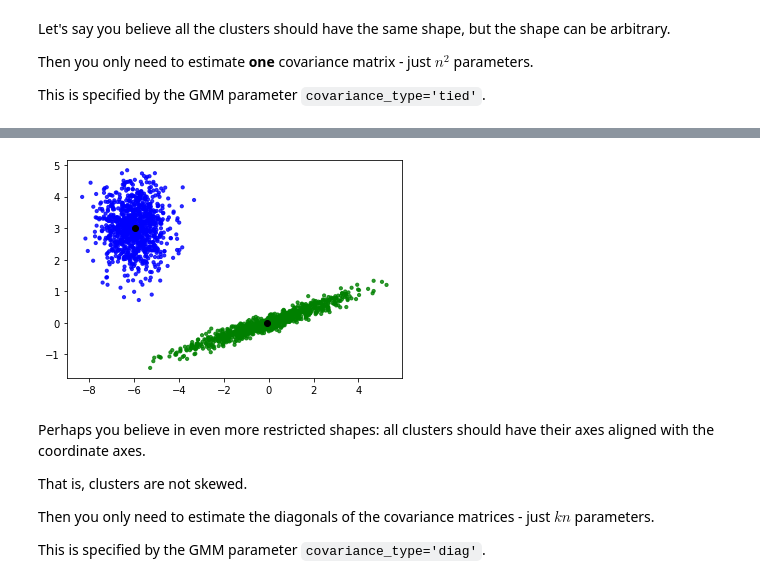
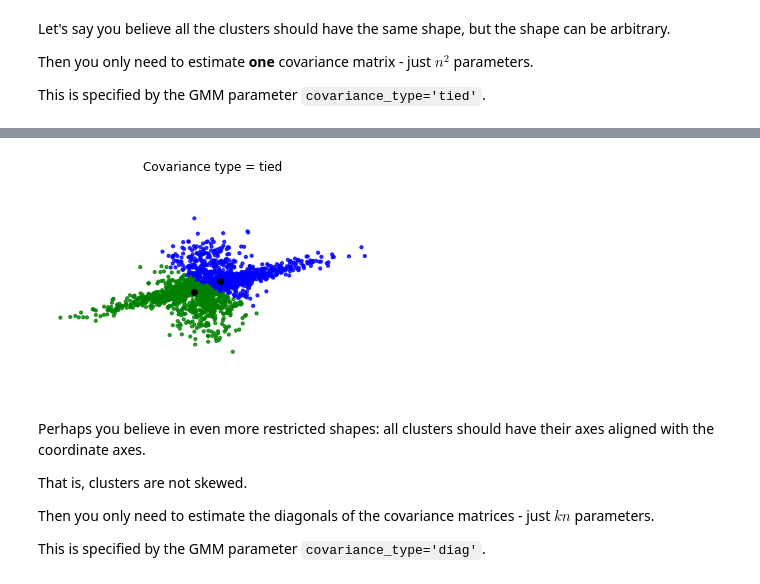
Before and after one commit to mcrovella/CS506-Computational-Tools-for-Data-Science, a Jupyter notebook: 09-Clustering-IV-GMM-EM.ipynb, the cells around one changed output, grey strips where cells are left out. Cells and saved outputs as stored; diff of their text form; code cells hidden in the pictures.

```diff
--- a/09-Clustering-IV-GMM-EM.ipynb
+++ b/09-Clustering-IV-GMM-EM.ipynb
@@ -493,9 +581,5 @@ This is specified by the GMM parameter `covariance_type='tied'`.
 # %%
 X = np.r_[np.dot(np.random.randn(n_samples, 2), C),
           0.7 * np.random.randn(n_samples, 2) ]
-gmm = mixture.GaussianMixture(n_components=2, covariance_type='tied')
-gmm.fit(X)
-y_pred = gmm.predict(X)
-colors = ['bgrky'[p] for p in y_pred]
-plt.scatter(X[:, 0], X[:, 1], color=colors, s=10, alpha=0.8)
-_ = plt.plot(gmm.means_[:,0],gmm.means_[:,1],'ok')
+gmm = sklearn.mixture.GaussianMixture(n_components=2, covariance_type='tied')
+y_pred = gmm.fit_predict(X)
@@ -504,14 +586,12 @@ _ = plt.plot(gmm.means_[:,0],gmm.means_[:,1],'ok')
 # %%
-X = np.r_[np.dot(np.random.randn(n_samples, 2), C),
-          0.7 * np.random.randn(n_samples, 2) + np.array([-6,3])]
-gmm = mixture.GaussianMixture(n_components=2, covariance_type='tied')
-gmm.fit(X)
-y_pred = gmm.predict(X)
 colors = ['bgrky'[p] for p in y_pred]
 plt.scatter(X[:, 0], X[:, 1], color=colors, s=10, alpha=0.8)
-_ = plt.plot(gmm.means_[:,0],gmm.means_[:,1],'ok')
+plt.title('Covariance type = tied')
+plt.axis('equal')
+plt.axis('off')
+plt.plot(gmm.means_[:,0],gmm.means_[:,1], 'ok');
 # %% [output]
-[figure, old version]
+[figure, new version]
 # %% [markdown]
 Perhaps you believe in even more restricted shapes: all clusters should have their axes aligned with the coordinate axes.
 
```
Also changed, not shown: parts of 49 cells of this notebook.
